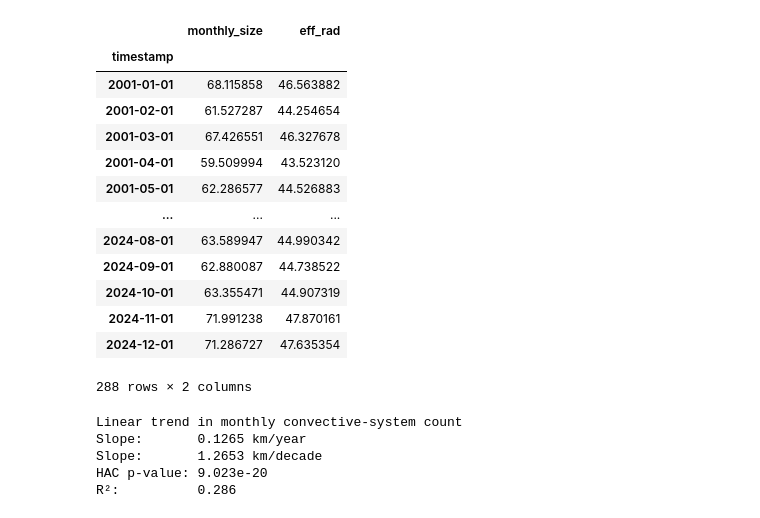
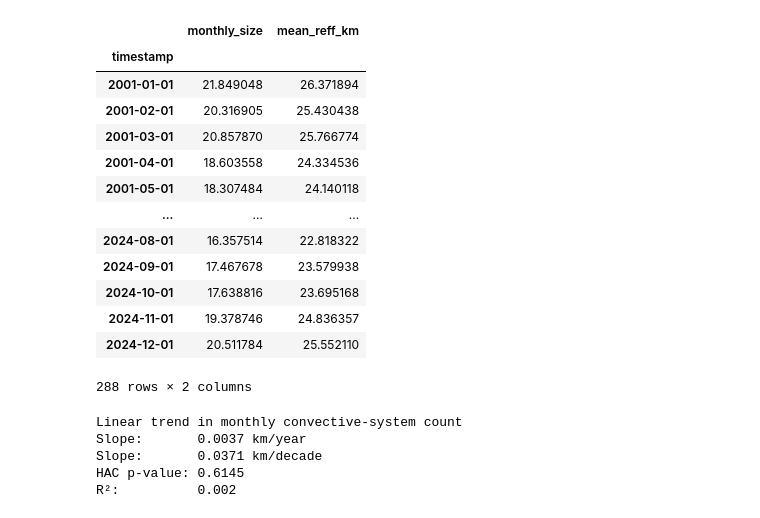
Before and after one commit to cssjessica/tracking_analysis, a Jupyter notebook: 01_full_dataset_analysis/size.ipynb, the cells around one changed output. Saved outputs shown, nothing was run; the diff lists cells and outputs as text; code cells hidden in the pictures.

```diff
--- a/01_full_dataset_analysis/size.ipynb
+++ b/01_full_dataset_analysis/size.ipynb
@@ -21,41 +21,58 @@ con.execute(
 )
 
 monthly_size = con.execute("""
+    WITH uid_month AS (
+        SELECT
+            MAKE_DATE(YEAR(timestamp), MONTH(timestamp), 1) AS timestamp,
+            uid,
+            AVG(size) AS uid_monthly_size
+        FROM TRACK_TABLE
+        WHERE uid IS NOT NULL
+          AND timestamp >= TIMESTAMP '2001-01-01'
+          AND size IS NOT NULL
+        GROUP BY
+            YEAR(timestamp),
+            MONTH(timestamp),
+            uid
+    ),
+
+    monthly_mean AS (
+        SELECT
+            timestamp,
+            AVG(uid_monthly_size) AS monthly_size
+        FROM uid_month
+        GROUP BY timestamp
+    )
+
     SELECT
-        MAKE_DATE(YEAR(timestamp), MONTH(timestamp), 1) AS timestamp,
-        AVG(size) AS monthly_size
-    FROM TRACK_TABLE
-    WHERE uid IS NOT NULL
-      -- AND timestamp IS NOT NULL
-      AND timestamp >= TIMESTAMP '2001-01-01'
-      AND size IS NOT NULL
-    GROUP BY
-        YEAR(timestamp),
-        MONTH(timestamp)
+        timestamp,
+        monthly_size,
+        SQRT(monthly_size * 100.0 / PI()) AS mean_reff_km
+    FROM monthly_mean
     ORDER BY timestamp
 """).fetchdf()
 # %%
 monthly_size["timestamp"] = pd.to_datetime(monthly_size["timestamp"])
 monthly_size = (monthly_size.set_index("timestamp").sort_index())
-monthly_size["eff_rad"] = np.sqrt((monthly_size["monthly_size"] * 100) / np.pi)
+# monthly_size["eff_rad"] = np.sqrt((monthly_size["monthly_size"] * 100) / np.pi)
 monthly_size
 # %% [output]
-|  | monthly_size | eff_rad |
+|  | monthly_size | mean_reff_km |
 | timestamp |  |  |
-| 2001-01-01 | 68.115858 | 46.563882 |
-| 2001-02-01 | 61.527287 | 44.254654 |
-| 2001-03-01 | 67.426551 | 46.327678 |
-| 2001-04-01 | 59.509994 | 43.523120 |
-| 2001-05-01 | 62.286577 | 44.526883 |
+| 2001-01-01 | 21.849048 | 26.371894 |
+| 2001-02-01 | 20.316905 | 25.430438 |
+| 2001-03-01 | 20.857870 | 25.766774 |
+| 2001-04-01 | 18.603558 | 24.334536 |
+| 2001-05-01 | 18.307484 | 24.140118 |
 | ... | ... | ... |
-| 2024-08-01 | 63.589947 | 44.990342 |
-| 2024-09-01 | 62.880087 | 44.738522 |
-| 2024-10-01 | 63.355471 | 44.907319 |
-| 2024-11-01 | 71.991238 | 47.870161 |
-| 2024-12-01 | 71.286727 | 47.635354 |
+| 2024-08-01 | 16.357514 | 22.818322 |
+| 2024-09-01 | 17.467678 | 23.579938 |
+| 2024-10-01 | 17.638816 | 23.695168 |
+| 2024-11-01 | 19.378746 | 24.836357 |
+| 2024-12-01 | 20.511784 | 25.552110 |
 288 rows × 2 columns
 # %%
-series = monthly_size["eff_rad"].astype(float)
+series = monthly_size["mean_reff_km"].astype(float)
 
 result = STL(series, period=13, robust=True).fit()
 
@@ -90,10 +107,10 @@ print(f"HAC p-value: {p_value:.4g}")
 print(f"R²:          {r_squared:.3f}")
 # %% [output]
 Linear trend in monthly convective-system count
-Slope:       0.1265 km/year
-Slope:       1.2653 km/decade
-HAC p-value: 9.023e-20
-R²:          0.286
+Slope:       0.0037 km/year
+Slope:       0.0371 km/decade
+HAC p-value: 0.6145
+R²:          0.002
 # %%
 #
 fig, axes = plt.subplots(4, 1, figsize=(10, 16), sharex=True)
```
Also changed, not shown: parts of 7 cells of this notebook, 2 other files.
